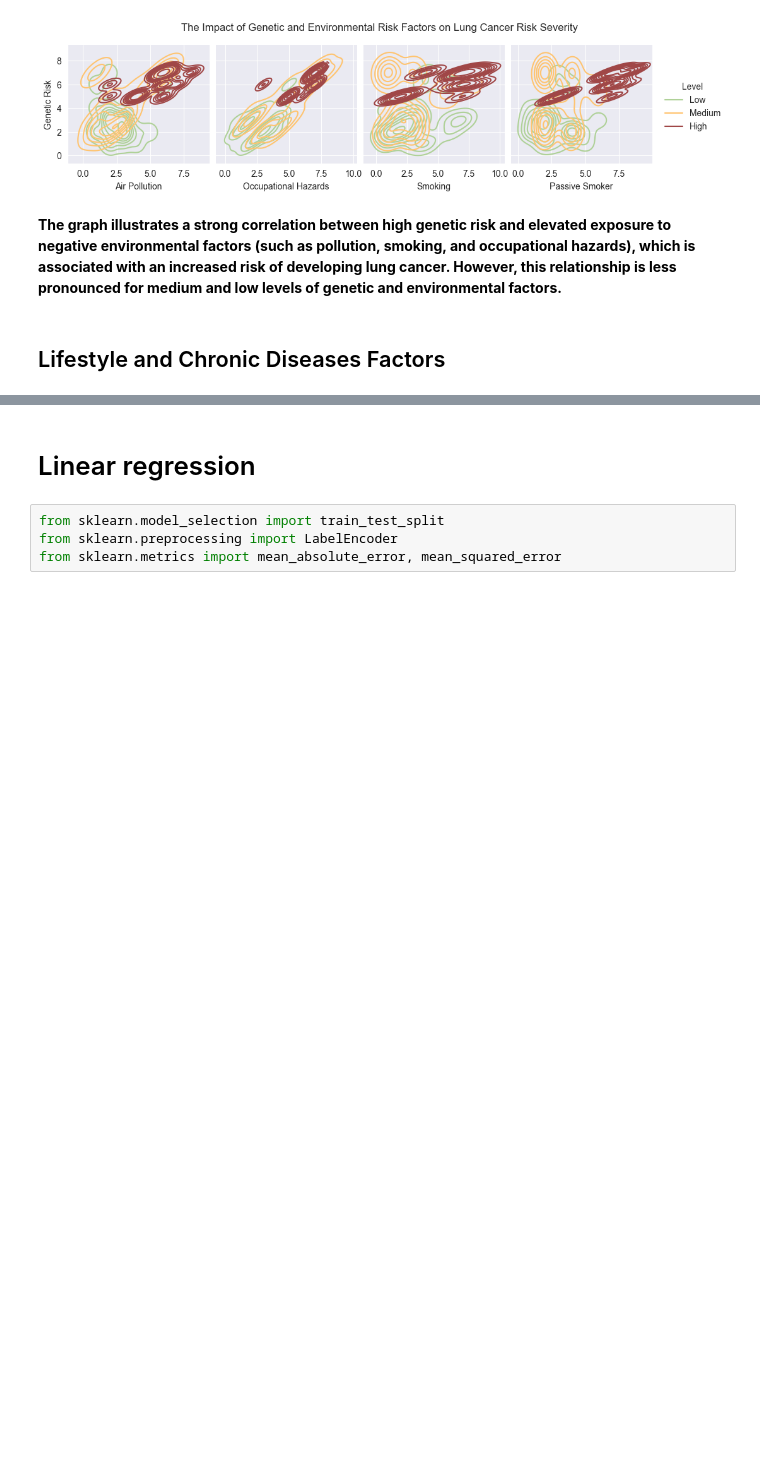
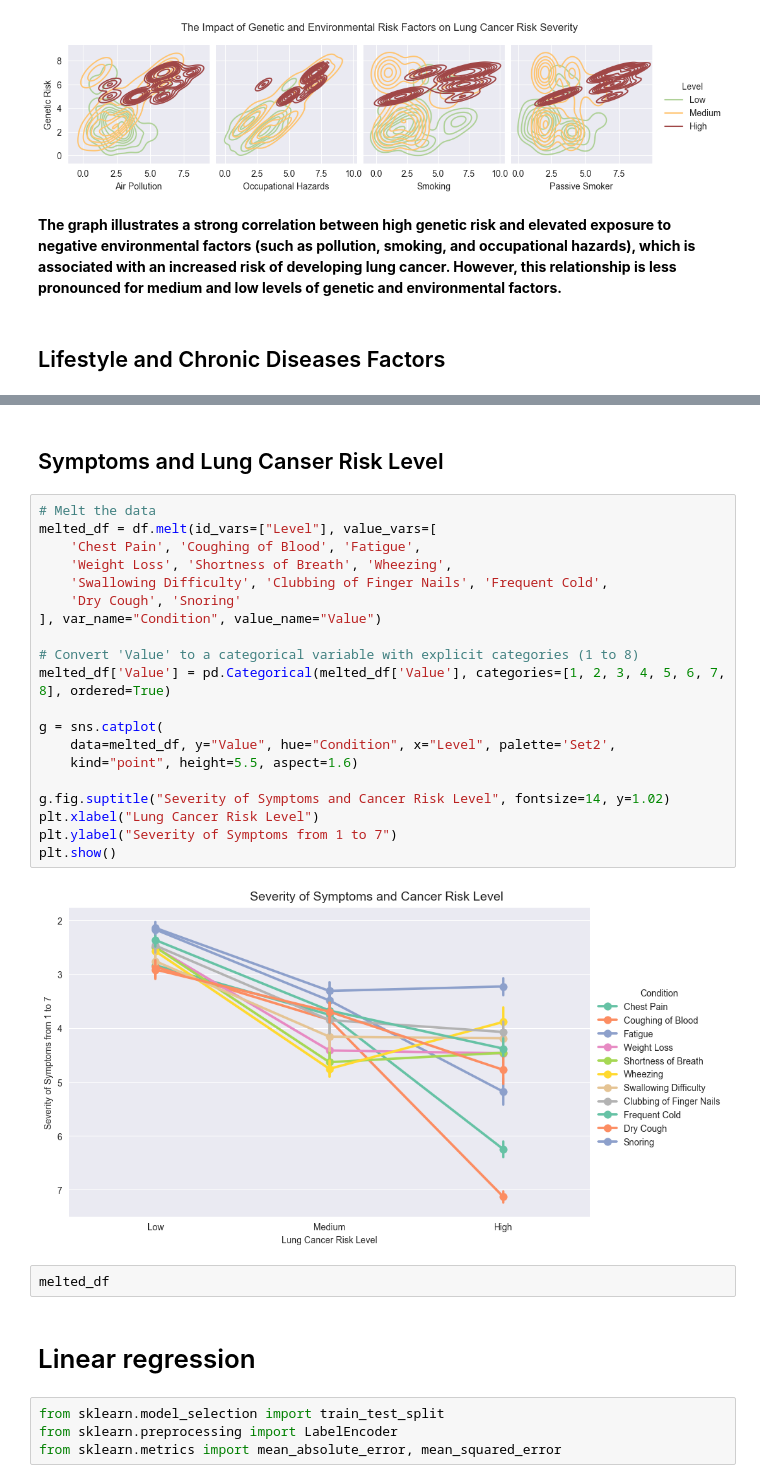
Before and after one commit to Tais19991/Data-Analysis, a Jupyter notebook: Lung_Cancer_Prediction/Lung_cancer_prediction.ipynb, the cells around one changed output, grey strips where cells are left out. Cells and saved outputs as stored; diff of their text form; blank space fills up the shorter version.

Commit message:
Severity of Symptoms... graph add

```diff
--- a/Lung_Cancer_Prediction/Lung_cancer_prediction.ipynb
+++ b/Lung_Cancer_Prediction/Lung_cancer_prediction.ipynb
@@ -216,5 +215,31 @@ g.savefig('11', dpi=300)
 # %% [output]
 [figure]
+# %% [markdown]
+## Symptoms and Lung Canser Risk Level
+# %%
+# Melt the data
+melted_df = df.melt(id_vars=["Level"], value_vars=[
+    'Chest Pain', 'Coughing of Blood', 'Fatigue',
+    'Weight Loss', 'Shortness of Breath', 'Wheezing',
+    'Swallowing Difficulty', 'Clubbing of Finger Nails', 'Frequent Cold',
+    'Dry Cough', 'Snoring'
+], var_name="Condition", value_name="Value")
+
+# Convert 'Value' to a categorical variable with explicit categories (1 to 8)
+melted_df['Value'] = pd.Categorical(melted_df['Value'], categories=[1, 2, 3, 4, 5, 6, 7, 8], ordered=True)
+
+g = sns.catplot(
+    data=melted_df, y="Value", hue="Condition", x="Level", palette='Set2',
+    kind="point", height=5.5, aspect=1.6)
+
+g.fig.suptitle("Severity of Symptoms and Cancer Risk Level", fontsize=14, y=1.02)
+plt.xlabel("Lung Cancer Risk Level")
+plt.ylabel("Severity of Symptoms from 1 to 7")
+plt.show()
+# %% [output]
+[figure, added]
+# %%
+melted_df
 # %% [markdown]
 # Linear regression
 # %%
```
Also changed, not shown: parts of 12 cells of this notebook.
